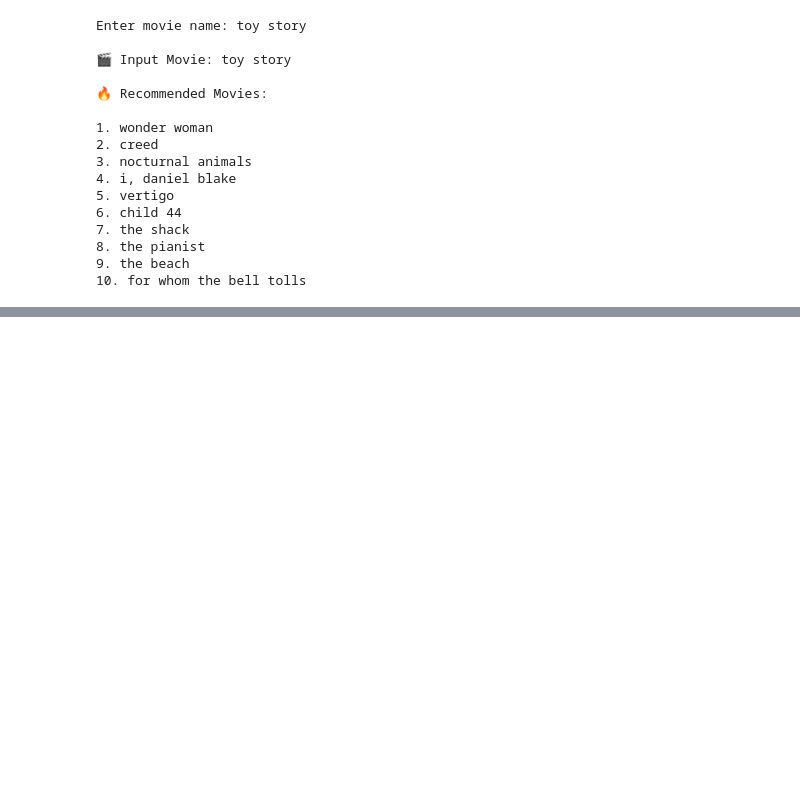
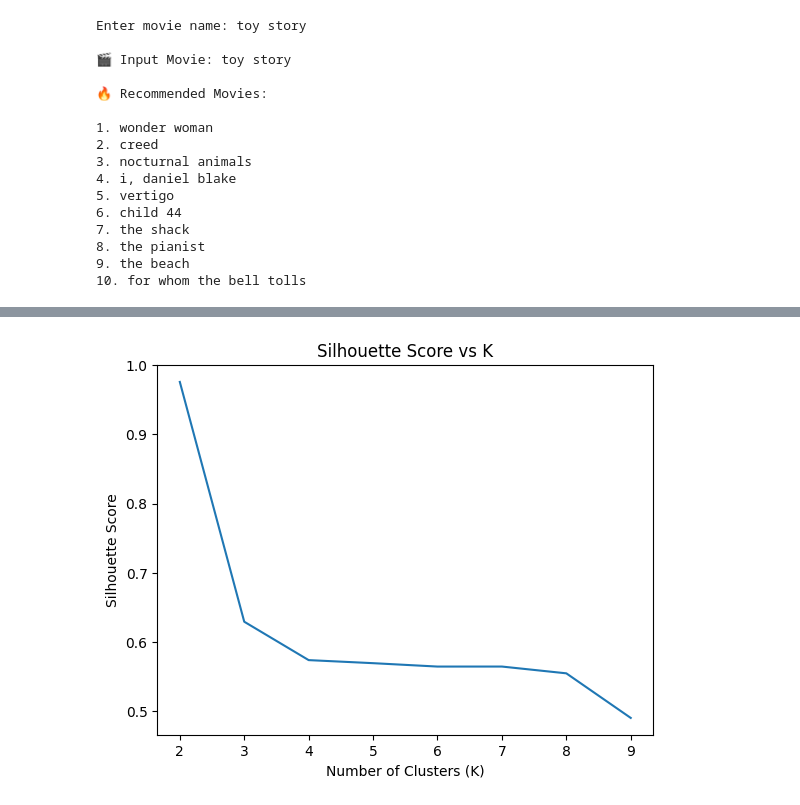
Before and after one commit to MehulShukla-git/Movie_Recommendation_System, a Jupyter notebook: DataPreprocessing.ipynb, the cells around one changed output, grey strips where cells are left out. Saved outputs shown, nothing was run; the diff lists cells and outputs as text; code cells hidden in the pictures; blank space fills up the shorter version.

```diff
--- a/DataPreprocessing.ipynb
+++ b/DataPreprocessing.ipynb
@@ -940,0 +1015,6 @@ Enter movie name: toy story
+# %%
+df = df.reset_index(drop=True)
+
+df['title'] = df['title'].str.lower()
+
+indices = pd.Series(df.index, index=df['title']).drop_duplicates()
@@ -940,0 +1191,16 @@ Enter movie name: toy story
+# %%
+sil_scores = []
+
+for i in range(2, 10):
+    km = KMeans(n_clusters=i, random_state=42)
+    labels = km.fit_predict(X_reduced)
+    sil_scores.append(silhouette_score(X_reduced, labels))
+
+plt.figure()
+plt.plot(range(2, 10), sil_scores)
+plt.xlabel("Number of Clusters (K)")
+plt.ylabel("Silhouette Score")
+plt.title("Silhouette Score vs K")
+plt.show()
+# %% [output]
+[figure, added]
```
Also changed, not shown: parts of 19 cells of this notebook.
